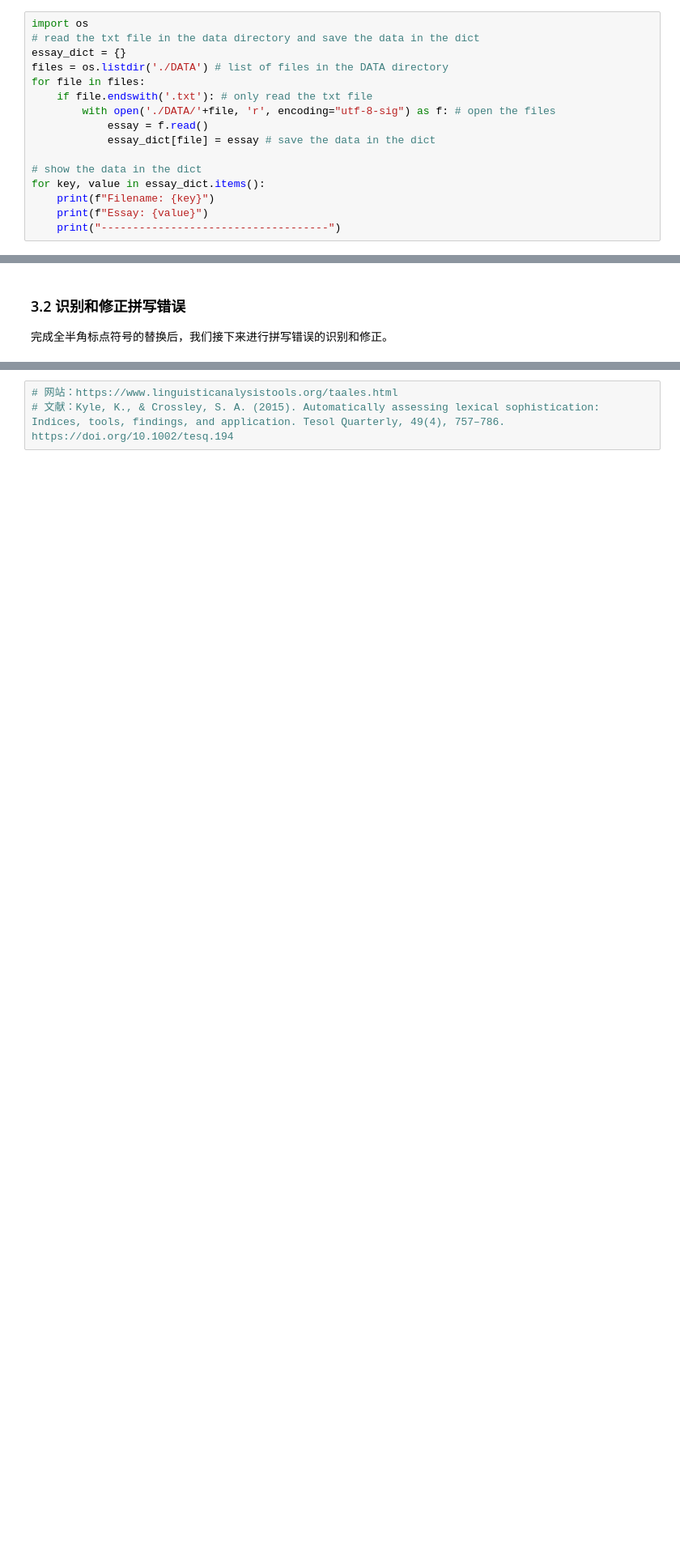
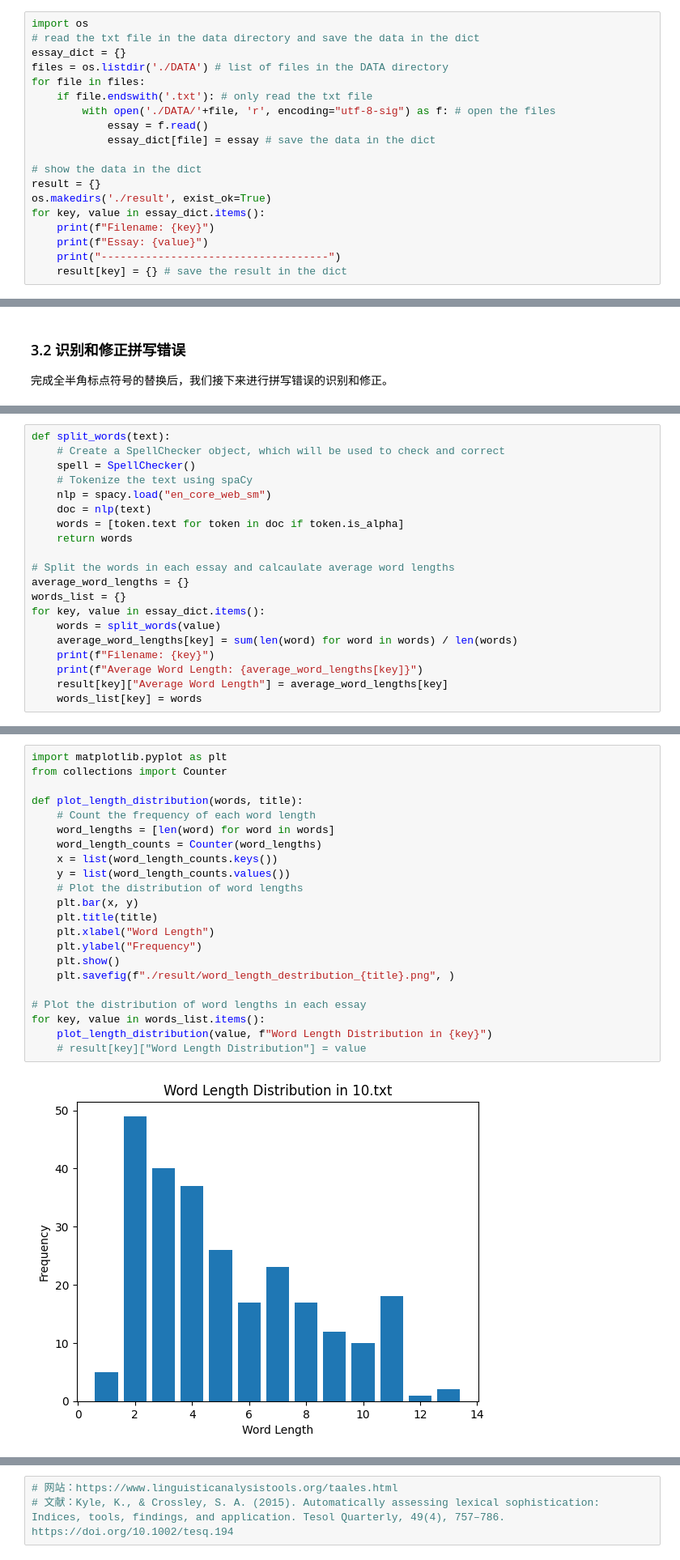
Before and after one commit to Frankstein73/nlp, a Jupyter notebook: Chapter3/3_写作文本中的词汇分析.ipynb, the cells around one changed output, grey strips where cells are left out. Shown at 81% size. Cells and saved outputs as stored; diff of their text form; blank space fills up the shorter version.

```diff
--- a/Chapter3/3_写作文本中的词汇分析.ipynb
+++ b/Chapter3/3_写作文本中的词汇分析.ipynb
@@ -45,10 +45,13 @@ for file in files:
             essay_dict[file] = essay # save the data in the dict
 
 # show the data in the dict
+result = {}
+os.makedirs('./result', exist_ok=True)
 for key, value in essay_dict.items():
     print(f"Filename: {key}")
     print(f"Essay: {value}")
     print("------------------------------------")
+    result[key] = {} # save the result in the dict
 # %% [output]
 Filename: 10.txt
 Essay: Cloning is mutually advancement in biotechnology and with adequate regulations imposed, it will be benefit human races.
@@ -212,0 +230,20 @@ I'm for the cloning of plants, animals and human beings. As it is acknowledged t
+# %%
+def split_words(text):
+    # Create a SpellChecker object, which will be used to check and correct
+    spell = SpellChecker()
+    # Tokenize the text using spaCy
+    nlp = spacy.load("en_core_web_sm")
+    doc = nlp(text)
+    words = [token.text for token in doc if token.is_alpha]
+    return words
+
+# Split the words in each essay and calcaulate average word lengths
+average_word_lengths = {}
+words_list = {}
+for key, value in essay_dict.items():
+    words = split_words(value)
+    average_word_lengths[key] = sum(len(word) for word in words) / len(words)
+    print(f"Filename: {key}")
+    print(f"Average Word Length: {average_word_lengths[key]}")
+    result[key]["Average Word Length"] = average_word_lengths[key]
+    words_list[key] = words
@@ -212,0 +274,24 @@ I'm for the cloning of plants, animals and human beings. As it is acknowledged t
+# %%
+import matplotlib.pyplot as plt
+from collections import Counter
+
+def plot_length_distribution(words, title):
+    # Count the frequency of each word length
+    word_lengths = [len(word) for word in words]
+    word_length_counts = Counter(word_lengths)
+    x = list(word_length_counts.keys())
+    y = list(word_length_counts.values())
+    # Plot the distribution of word lengths
+    plt.bar(x, y)
+    plt.title(title)
+    plt.xlabel("Word Length")
+    plt.ylabel("Frequency")
+    plt.show()
+    plt.savefig(f"./result/word_length_destribution_{title}.png", )
+
+# Plot the distribution of word lengths in each essay
+for key, value in words_list.items():
+    plot_length_distribution(value, f"Word Length Distribution in {key}")
+    # result[key]["Word Length Distribution"] = value
+# %% [output]
+[figure, added]
```
Also changed, not shown: parts of 14 cells of this notebook, 1 other file.
